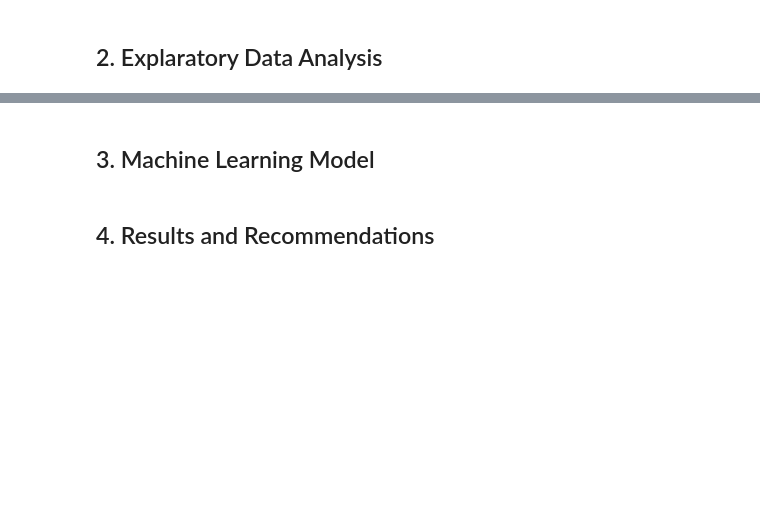
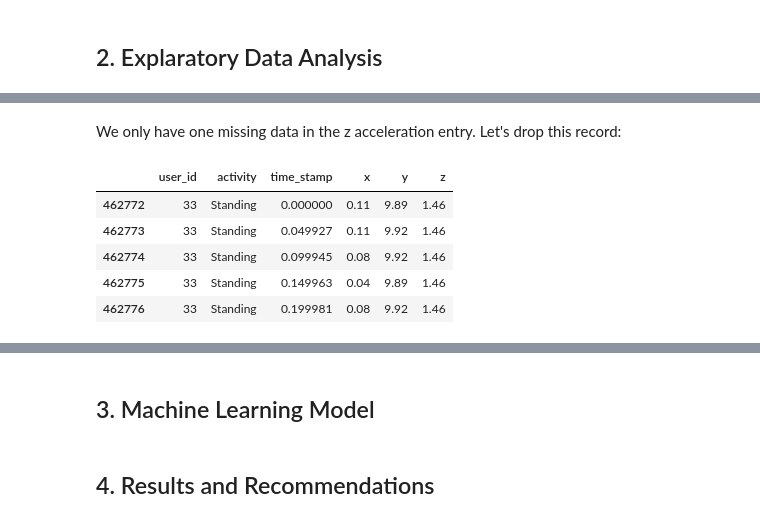
Before and after one commit to setare92-ha/activity_recognition_project, a Jupyter notebook: main.ipynb, the cells around one changed output, grey strips where cells are left out. Cells and saved outputs as stored; diff of their text form; code cells hidden in the pictures; blank space fills up the shorter version.

```diff
--- a/main.ipynb
+++ b/main.ipynb
@@ -6,0 +180,2 @@
+# %% [markdown]
+We only have one missing data in the z acceleration entry. Let's drop this record:
@@ -6,0 +184,11 @@
+# %%
+df_random_user = dft[dft.user_id == 33].sort_values(by='time_stamp')
+df_random_user['time_stamp'] = (df_random_user['time_stamp'] - df_random_user['time_stamp'].min() )/1E9
+df_random_user.head()
+# %% [output]
+|  | user_id | activity | time_stamp | x | y | z |
+| 462772 | 33 | Standing | 0.000000 | 0.11 | 9.89 | 1.46 |
+| 462773 | 33 | Standing | 0.049927 | 0.11 | 9.92 | 1.46 |
+| 462774 | 33 | Standing | 0.099945 | 0.08 | 9.92 | 1.46 |
+| 462775 | 33 | Standing | 0.149963 | 0.04 | 9.89 | 1.46 |
+| 462776 | 33 | Standing | 0.199981 | 0.08 | 9.92 | 1.46 |
```
Also changed, not shown: parts of 26 cells of this notebook.
